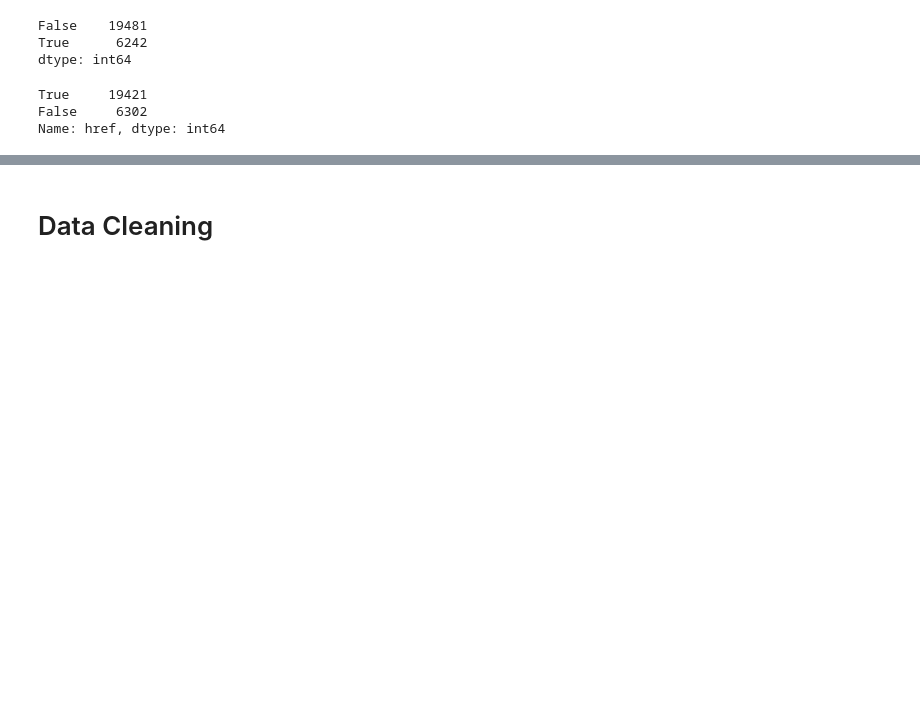
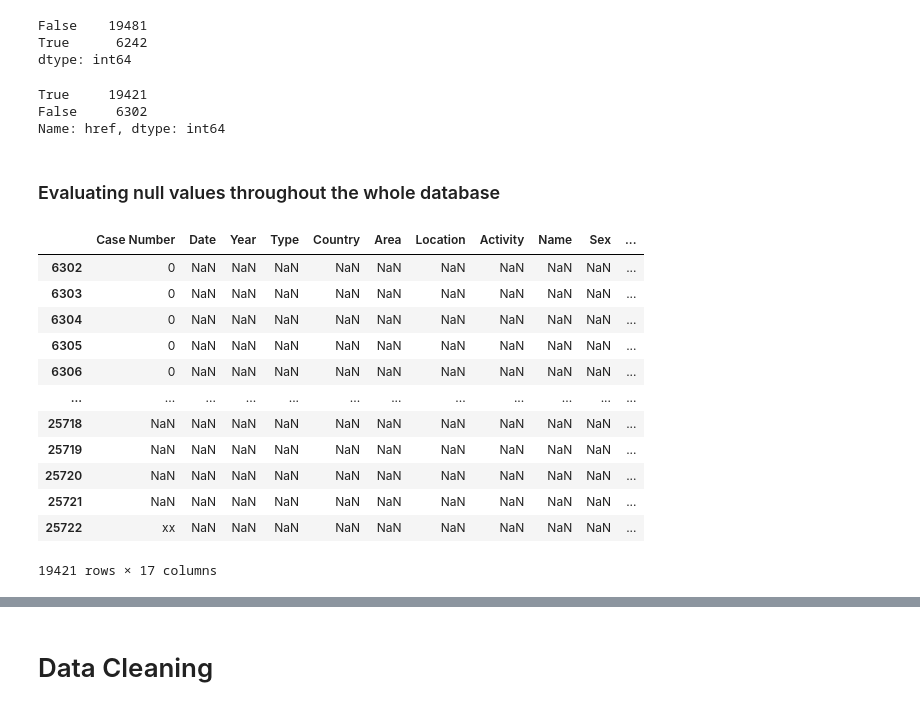
Before and after one commit to diegomdias87/Shark_Attack_Project, a Jupyter notebook: main.ipynb, the cells around one changed output, grey strips where cells are left out. Saved outputs shown, nothing was run; the diff lists cells and outputs as text; code cells hidden in the pictures; blank space fills up the shorter version.

```diff
--- a/main.ipynb
+++ b/main.ipynb
@@ -107,3 +111,23 @@ href_null.value_counts()
 True     19421
 False     6302
 Name: href, dtype: int64
+# %% [markdown]
+### Evaluating null values throughout the whole database
+# %%
+null_mask = db.isnull().sum(axis=1)[db.isnull().sum(axis=1)>8]
+# %%
+db.loc[null_mask.index]
+# %% [output]
+|  | Case Number | Date | Year | Type | Country | Area | Location | Activity | Name | Sex | ... |
+| 6302 | 0 | NaN | NaN | NaN | NaN | NaN | NaN | NaN | NaN | NaN | ... |
+| 6303 | 0 | NaN | NaN | NaN | NaN | NaN | NaN | NaN | NaN | NaN | ... |
+| 6304 | 0 | NaN | NaN | NaN | NaN | NaN | NaN | NaN | NaN | NaN | ... |
+| 6305 | 0 | NaN | NaN | NaN | NaN | NaN | NaN | NaN | NaN | NaN | ... |
+| 6306 | 0 | NaN | NaN | NaN | NaN | NaN | NaN | NaN | NaN | NaN | ... |
+| ... | ... | ... | ... | ... | ... | ... | ... | ... | ... | ... | ... |
+| 25718 | NaN | NaN | NaN | NaN | NaN | NaN | NaN | NaN | NaN | NaN | ... |
+| 25719 | NaN | NaN | NaN | NaN | NaN | NaN | NaN | NaN | NaN | NaN | ... |
+| 25720 | NaN | NaN | NaN | NaN | NaN | NaN | NaN | NaN | NaN | NaN | ... |
+| 25721 | NaN | NaN | NaN | NaN | NaN | NaN | NaN | NaN | NaN | NaN | ... |
+| 25722 | xx | NaN | NaN | NaN | NaN | NaN | NaN | NaN | NaN | NaN | ... |
+19421 rows × 17 columns
```
Also changed, not shown: parts of 13 cells of this notebook.
